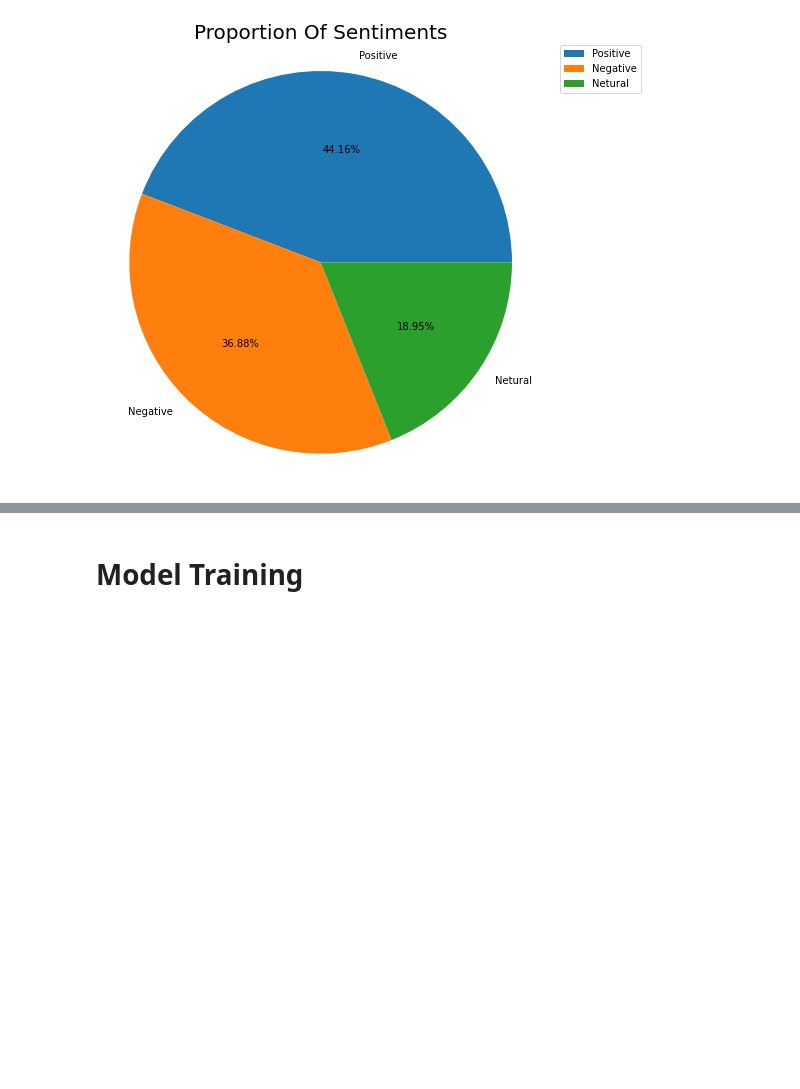
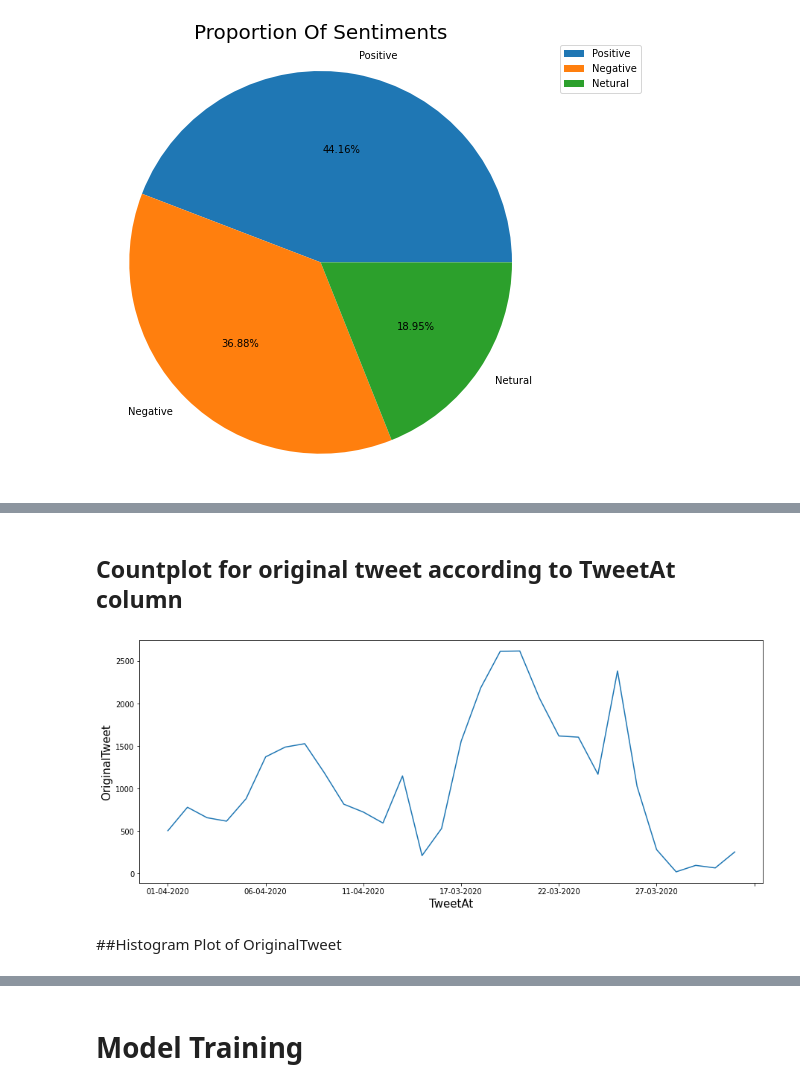
Before and after one commit to varsha-rani-15/Coronavirus-Tweet-Sentiment-Analysis, a Jupyter notebook: Copy_of_Coronavirus_Tweet_Sentiment_Analysis_Capstone_Project.ipynb, the cells around one changed output, grey strips where cells are left out. Saved outputs shown, nothing was run; the diff lists cells and outputs as text; code cells hidden in the pictures; blank space fills up the shorter version.

```diff
--- a/Copy_of_Coronavirus_Tweet_Sentiment_Analysis_Capstone_Project.ipynb
+++ b/Copy_of_Coronavirus_Tweet_Sentiment_Analysis_Capstone_Project.ipynb
@@ -260,0 +213,13 @@ sns.heatmap(corr, annot = True, cmap = "coolwarm")
+# %% [markdown]
+## Countplot for original tweet according to TweetAt column
+# %%
+# plotting original tweet according to "TweetAt" column
+plt.figure(figsize=(15,6))
+grp_tweet = df.groupby('TweetAt').count()['OriginalTweet'].plot()
+plt.xlabel('TweetAt', fontsize=15)
+plt.ylabel('OriginalTweet', fontsize=15)
+plt.show()
+# %% [output]
+[figure, added]
+# %% [markdown]
+##Histogram Plot of OriginalTweet
```
Also changed, not shown: parts of 38 cells of this notebook.
